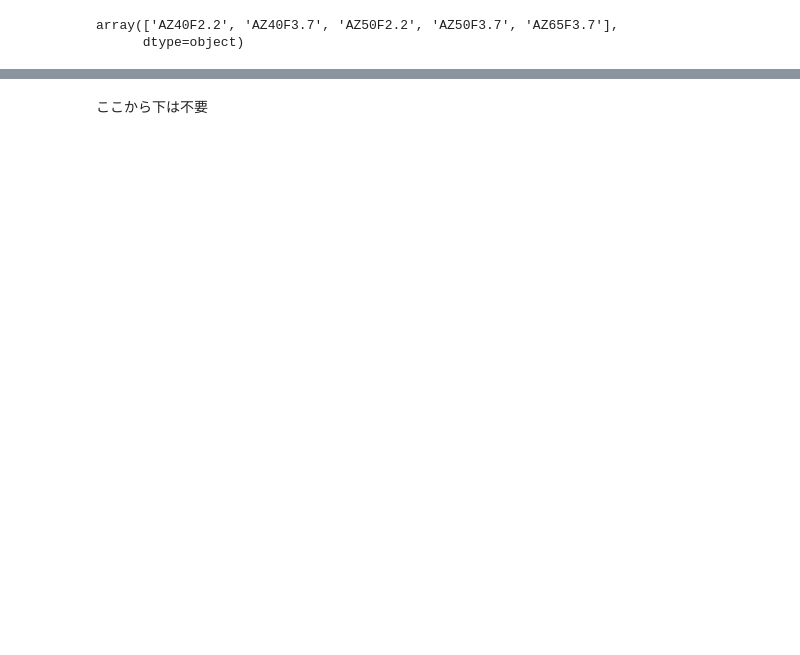
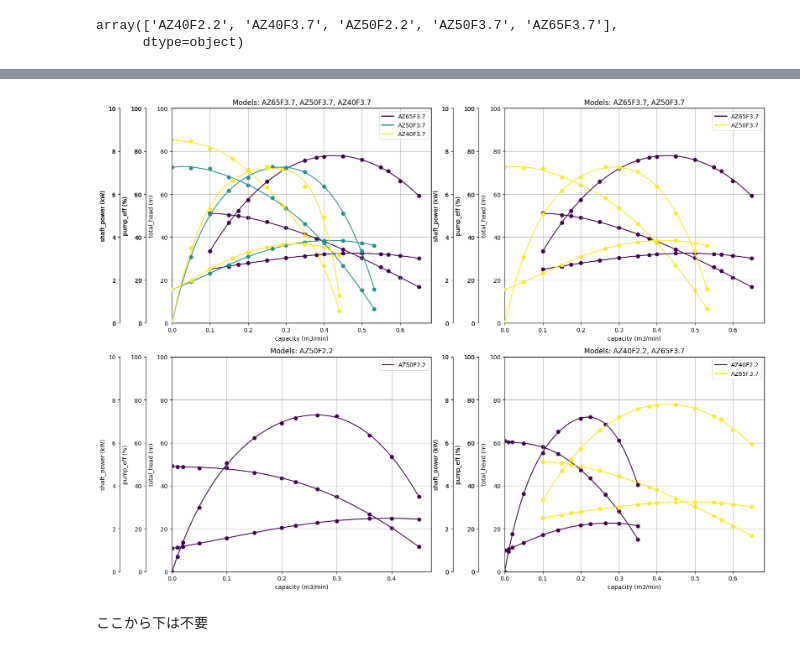
Before and after one commit to tiglzt7/wk, a Jupyter notebook: 02 work/graph.ipynb, the cells around one changed output, grey strips where cells are left out. Cells and saved outputs as stored; diff of their text form; code cells hidden in the pictures; blank space fills up the shorter version.

```diff
--- a/02 work/graph.ipynb
+++ b/02 work/graph.ipynb
@@ -50,2 +66,10 @@ kwgraph.draw_plot4(df, selected_models,
+# %%
+kwgraph.draw_plot4b(df, selected_models,
+                  y_axis_lims=[(0, 100), (0, 100), (0, 10)],
+                  types_of_plot=["scatter", "polyfit"],
+                  use_colormap=True,
+                  )
+# %% [output]
+[figure, added]
 # %% [markdown]
 ここから下は不要
```
Also changed, not shown: parts of 24 cells of this notebook, 1 other file.
